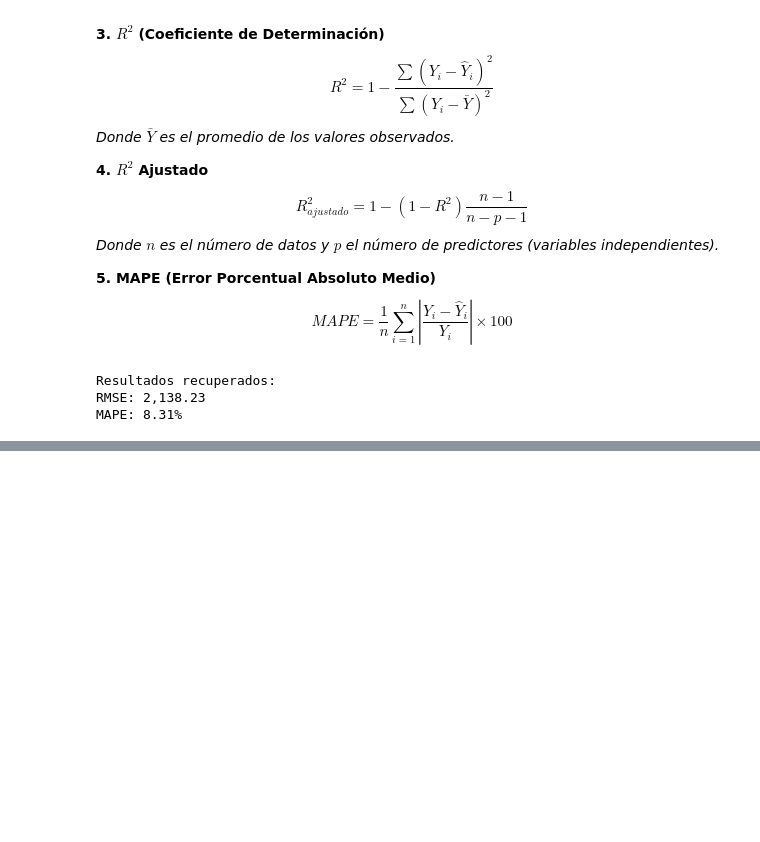
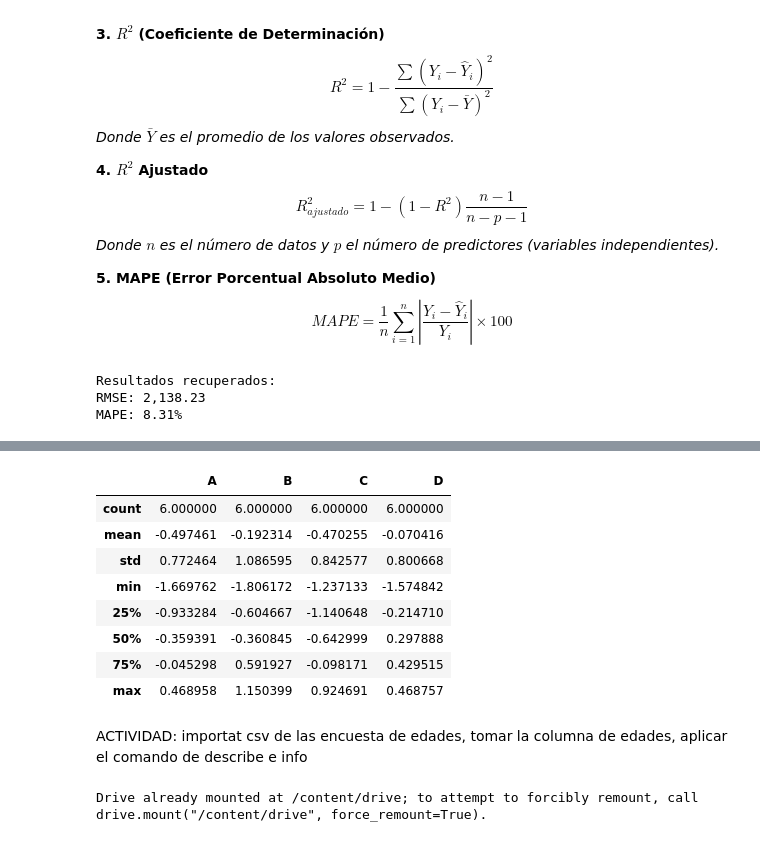
Before and after one commit to TheCodeTester860/AntonioCabrera, a Jupyter notebook: MineriaDeDatos.ipynb, the cells around one changed output, grey strips where cells are left out. Cells and saved outputs as stored; diff of their text form; code cells hidden in the pictures; blank space fills up the shorter version.

```diff
--- a/MineriaDeDatos.ipynb
+++ b/MineriaDeDatos.ipynb
@@ -938,0 +957,3 @@ MAPE: 8.31%
+# %%
+dates = pd.date_range("20130101", periods=6)
+dates
@@ -938,0 +964,3 @@ MAPE: 8.31%
+# %%
+df = pd.DataFrame(np.random.randn(6, 4), index=dates, columns=list("ABCD"))
+df
@@ -938,0 +1050,19 @@ MAPE: 8.31%
+# %%
+df.describe()
+# %% [output]
+|  | A | B | C | D |
+| count | 6.000000 | 6.000000 | 6.000000 | 6.000000 |
+| mean | -0.497461 | -0.192314 | -0.470255 | -0.070416 |
+| std | 0.772464 | 1.086595 | 0.842577 | 0.800668 |
+| min | -1.669762 | -1.806172 | -1.237133 | -1.574842 |
+| 25% | -0.933284 | -0.604667 | -1.140648 | -0.214710 |
+| 50% | -0.359391 | -0.360845 | -0.642999 | 0.297888 |
+| 75% | -0.045298 | 0.591927 | -0.098171 | 0.429515 |
+| max | 0.468958 | 1.150399 | 0.924691 | 0.468757 |
+# %% [markdown]
+ACTIVIDAD: importat csv de las encuesta de edades, tomar la columna de edades, aplicar el comando de describe e info
+# %%
+from google.colab import drive
+drive.mount('/content/drive')
+# %% [output]
+Drive already mounted at /content/drive; to attempt to forcibly remount, call drive.mount("/content/drive", force_remount=True).
```
Also changed, not shown: parts of 14 cells of this notebook.
